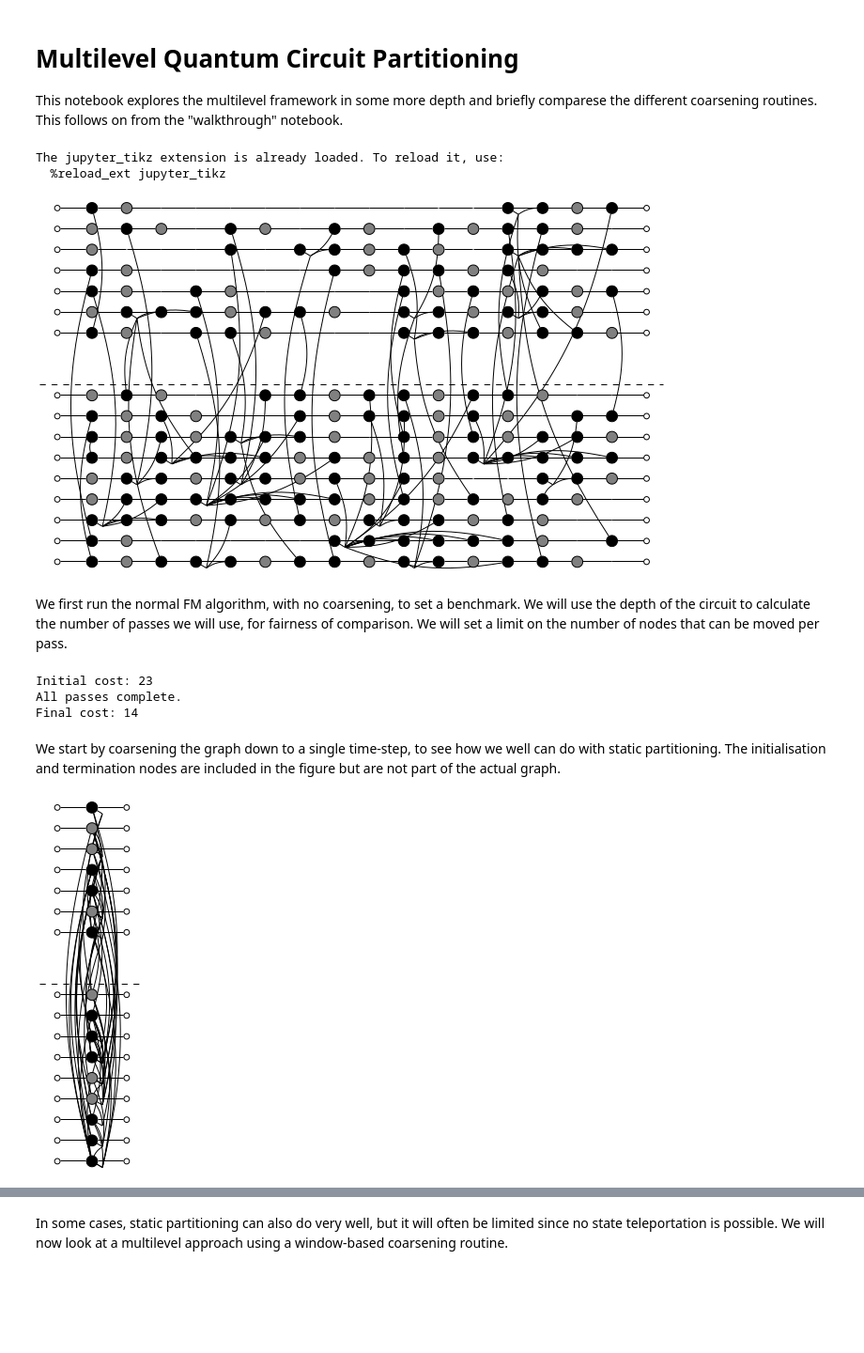
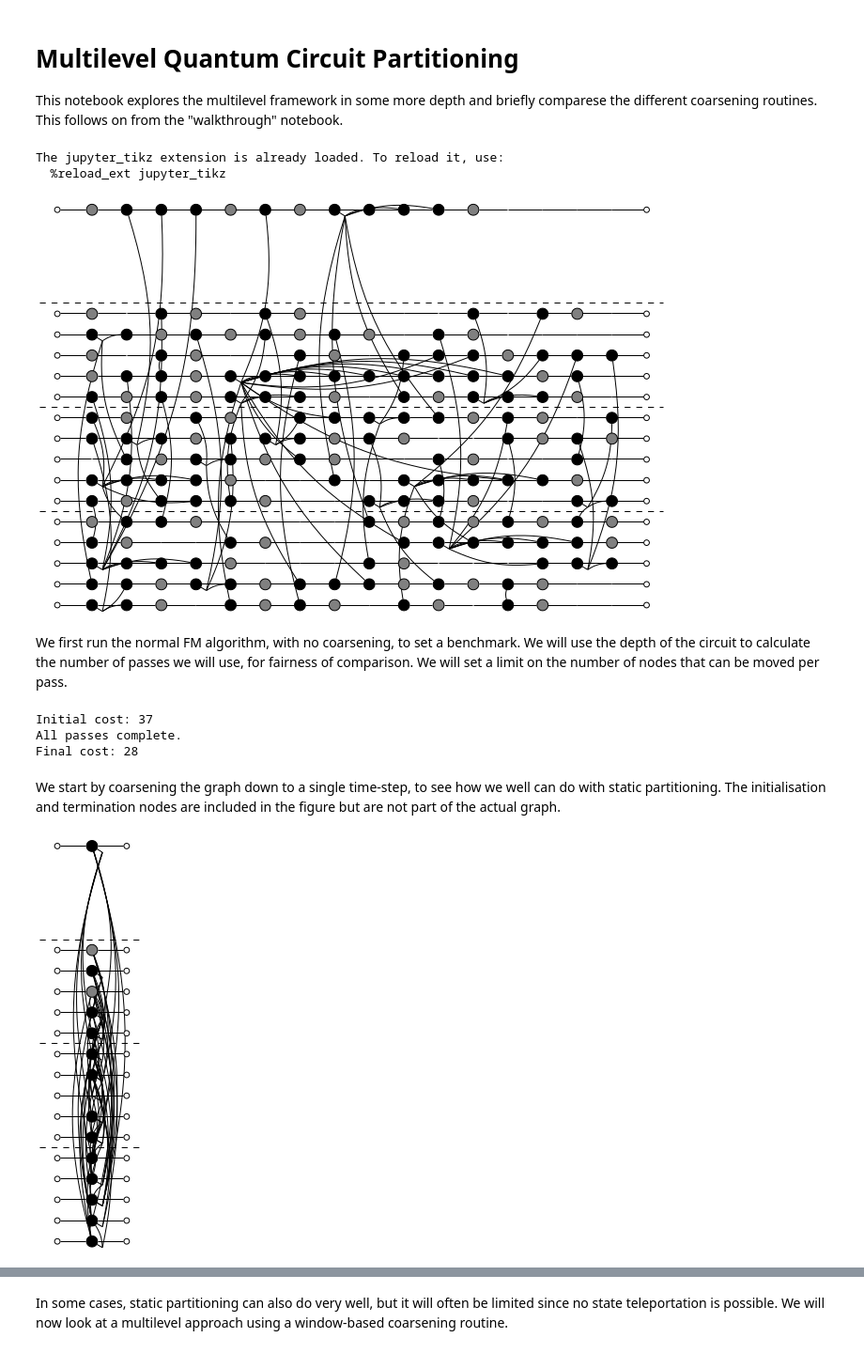
Before and after one commit to felix-burt/DISQCO, a Jupyter notebook: Demos/Multilevel_FM_demo.ipynb, the cells around one changed output, grey strips where cells are left out. Shown at 94% size. Drawn from its saved outputs; the diff is of its cells as text; code cells hidden in the pictures; blank space fills up the shorter version.

```diff
--- a/Demos/Multilevel_FM_demo.ipynb
+++ b/Demos/Multilevel_FM_demo.ipynb
@@ -6,7 +6,7 @@ This notebook explores the multilevel framework in some more depth and briefly c
 from disqco.circuits.cp_fraction import cp_fraction
 from disqco.graphs.GCP_hypergraph import QuantumCircuitHyperGraph
 from qiskit import transpile
-from disqco.parti.FM.FM_methods import set_initial_partitions, get_all_configs, get_all_costs
+from disqco.parti.FM.FM_methods import set_initial_partitions,calculate_full_cost
 from qiskit.circuit.library import QFT, QuantumVolume, EfficientSU2
 from disqco.circuits.QAOA import QAOA_random
 import numpy as np
@@ -14,7 +14,7 @@ import time
 from disqco.graphs.quantum_network import QuantumNetwork
 
 num_qubits = 16
-num_partitions = 2
+num_partitions = 4
 qpu_size = int(num_qubits / num_partitions) + 1
 qpu_sizes = [qpu_size] * num_partitions
 
@@ -30,6 +30,11 @@ depth = circuit.depth()
 
 graph = QuantumCircuitHyperGraph(circuit, group_gates = True, anti_diag = True)
 assignment = set_initial_partitions(network, num_qubits, depth, num_partitions)
+
+
+
+
+initial_cost = calculate_full_cost(graph, assignment, num_partitions)
 # %%
 from disqco.drawing.tikz_drawing import draw_graph_tikz
 %load_ext jupyter_tikz
@@ -38,16 +43,17 @@ draw_graph_tikz(graph, assignment, qpu_sizes)
 # %% [output]
 The jupyter_tikz extension is already loaded. To reload it, use:
   %reload_ext jupyter_tikz
-[figure, old version]
+[figure, new version]
 # %% [markdown]
 We first run the normal FM algorithm, with no coarsening, to set a benchmark. We will use the depth of the circuit to calculate the number of passes we will use, for fairness of comparison. We will set a limit on the number of nodes that can be moved per pass.
 # %%
 from disqco.parti.FM.FM_main import run_FM
 
-level_limit = int(np.ceil(np.log2(depth))) + 2
+level_limit = int(np.ceil(np.log2(depth)))
 
-num_passes = level_limit * 10
-move_limit_per_pass = num_qubits * graph.depth * 0.125
+num_passes = (level_limit+1) * 10
+move_limit_per_pass = len(graph.nodes)
+exploratory = False
 
 final_cost, final_assignment, cost_list = run_FM(
     graph,
@@ -55,33 +61,37 @@ final_cost, final_assignment, cost_list = run_FM(
     qpu_sizes,
     limit=move_limit_per_pass,
     passes=num_passes,
-    log=True
+    log=True,
+    add_initial=True,
+    stochastic=exploratory
 )
 # %% [output]
-Initial cost: 23
+Initial cost: 37
 All passes complete.
-Final cost: 14
+Final cost: 28
 # %%
 from disqco.parti.FM.multilevel_FM import *
 from disqco.graphs.coarsening.coarsener import HypergraphCoarsener
 
 coarsener = HypergraphCoarsener()
 
-# graph_list, mapping_list = coarsener.coarsen_full(graph, num_levels = depth)
+initial_graph_full = graph.copy()
 
-# coarsest_graph = graph_list[-1]
+graph_list, mapping_list = coarsener.coarsen_full(initial_graph_full, num_levels = depth)
+
+coarsest_graph = graph_list[-1]
 # %% [markdown]
 We start by coarsening the graph down to a single time-step, to see how we well can do with static partitioning. The initialisation and termination nodes are included in the figure but are not part of the actual graph.
 # %%
-# fig = draw_graph_tikz(
-#     coarsest_graph,
-#     assignment,
-#     qpu_sizes
-# )
+fig = draw_graph_tikz(
+    coarsest_graph,
+    assignment,
+    qpu_sizes
+)
 
-# display(fig)
+display(fig)
 # %% [output]
-[figure, old version]
+[figure, new version]
 # %%
 final_cost, final_assignment, cost_list = run_FM(coarsest_graph, assignment, qpu_sizes, limit=move_limit_per_pass, max_gain=4*depth, passes=num_passes, log=True)
 # %% [output]
```
Also changed, not shown: parts of 13 cells of this notebook, 2 other files.
